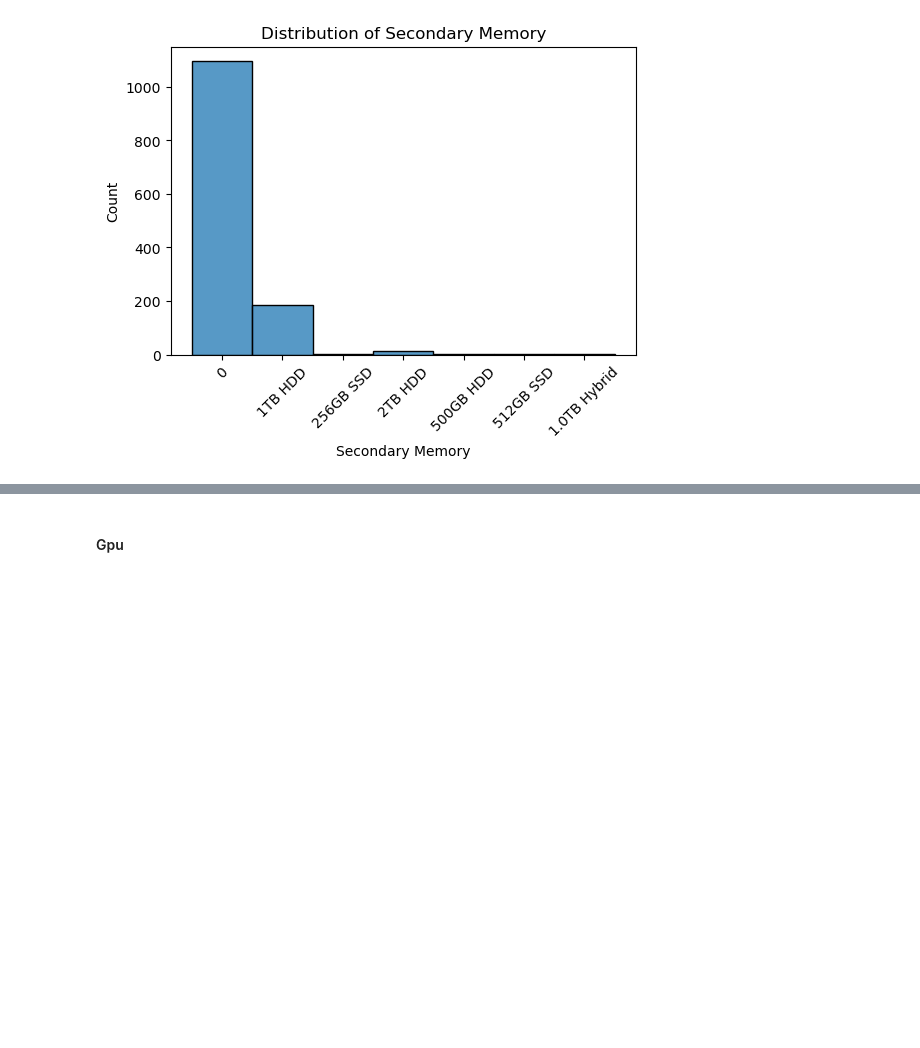
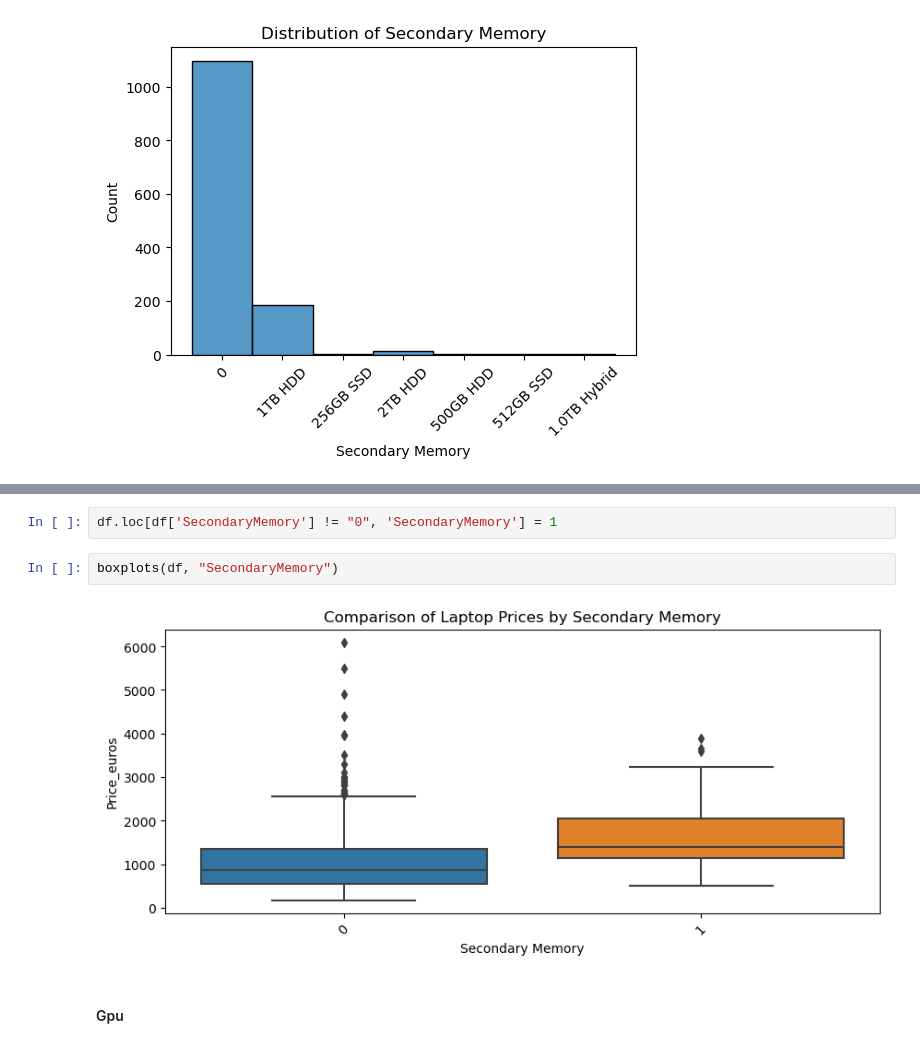
Before and after one commit to Lughaidh-w/Laptop-Price-Prediction, a Jupyter notebook: notebooks/data_cleaning.ipynb, the cells around one changed output, grey strips where cells are left out. Cells and saved outputs as stored; diff of their text form; blank space fills up the shorter version.

```diff
--- a/notebooks/data_cleaning.ipynb
+++ b/notebooks/data_cleaning.ipynb
@@ -1246,3 +1273,9 @@ histogram_plot(df, "SecondaryMemory")
+# %%
+df.loc[df['SecondaryMemory'] != "0", 'SecondaryMemory'] = 1
+# %%
+boxplots(df, "SecondaryMemory")
+# %% [output]
+[figure, added]
 # %% [markdown]
 #### Gpu
 # %%
```
Also changed, not shown: parts of 24 cells of this notebook, 3 other files.
